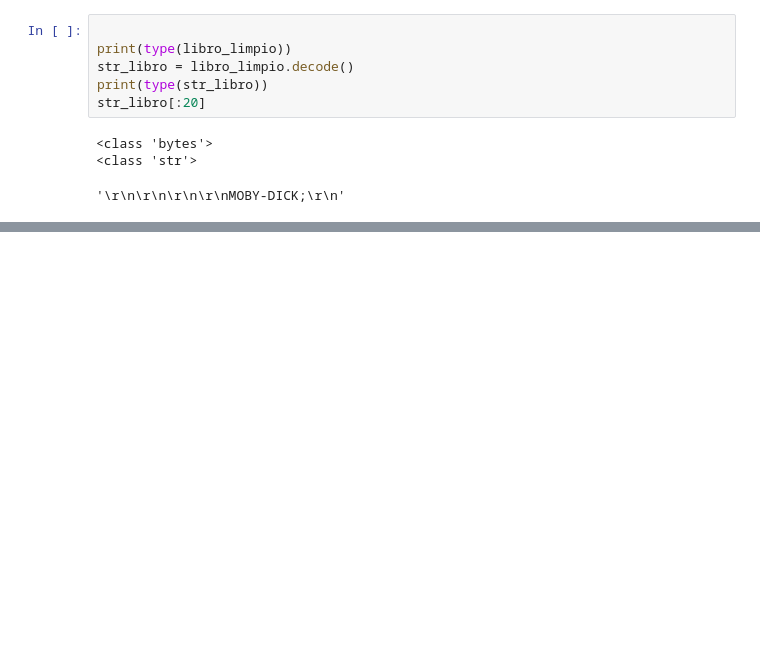
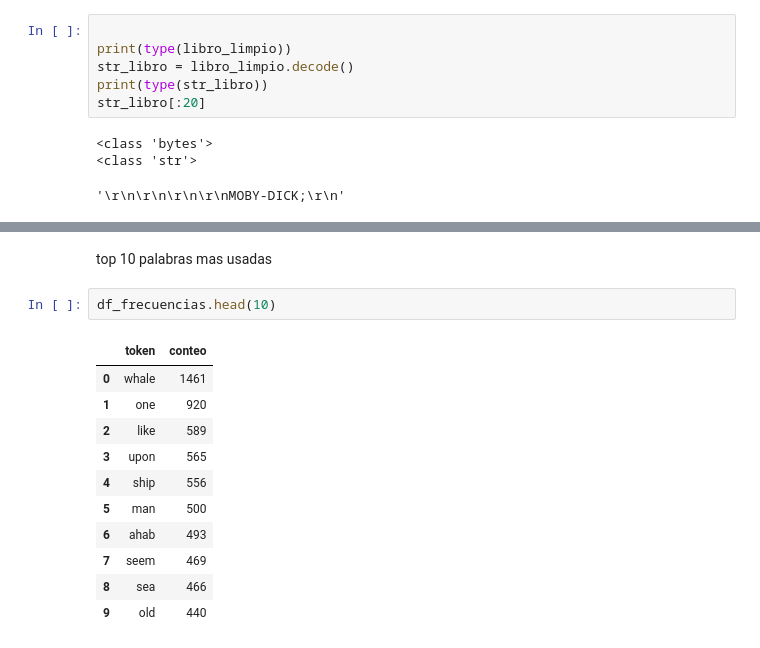
Before and after one commit to JuanJT117/Procesamiento_y_clasificacion_de_datos, a Jupyter notebook: Clases/clase1.ipynb, the cells around one changed output, grey strips where cells are left out. Drawn from its saved outputs; the diff is of its cells as text; blank space fills up the shorter version.

```diff
--- a/Clases/clase1.ipynb
+++ b/Clases/clase1.ipynb
@@ -237,0 +460,16 @@ True
+# %% [markdown]
+top 10 palabras mas usadas
+# %%
+df_frecuencias.head(10)
+# %% [output]
+|  | token | conteo |
+| 0 | whale | 1461 |
+| 1 | one | 920 |
+| 2 | like | 589 |
+| 3 | upon | 565 |
+| 4 | ship | 556 |
+| 5 | man | 500 |
+| 6 | ahab | 493 |
+| 7 | seem | 469 |
+| 8 | sea | 466 |
+| 9 | old | 440 |
```
Also changed, not shown: parts of 42 cells of this notebook, 1 other file.
